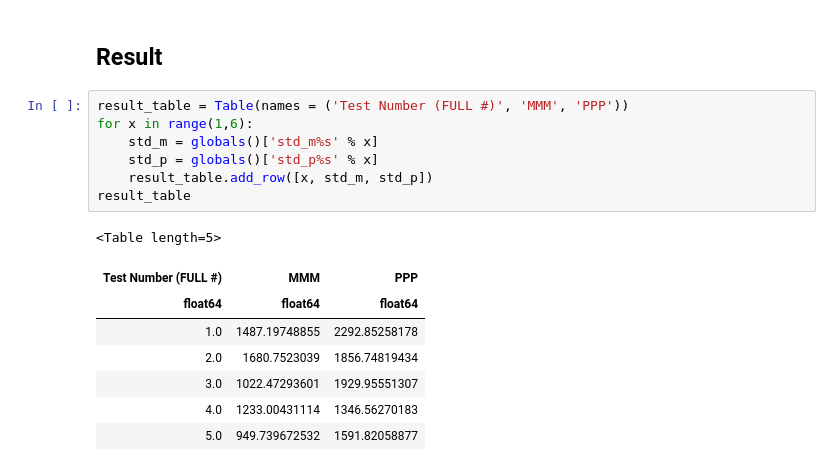
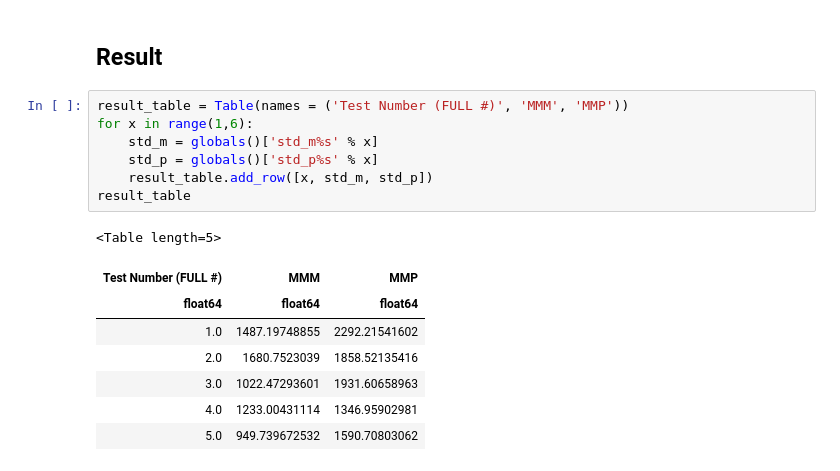
Before and after one commit to rafia37/NIRCam-data-analysis, a Jupyter notebook: The MMM-MMP problem.ipynb, the cells around one changed output. Drawn from its saved outputs; the diff is of its cells as text.

```diff
--- a/The MMM-MMP problem.ipynb
+++ b/The MMM-MMP problem.ipynb
@@ -353,18 +310,18 @@ std_p5 = np.std(detrended_mmp5)*1e6
 # %% [markdown]
 ## Result
 # %%
-result_table = Table(names = ('Test Number (FULL #)', 'MMM', 'PPP'))
+result_table = Table(names = ('Test Number (FULL #)', 'MMM', 'MMP'))
 for x in range(1,6):
     std_m = globals()['std_m%s' % x]
     std_p = globals()['std_p%s' % x]
     result_table.add_row([x, std_m, std_p])
 result_table
 # %% [output]
 <Table length=5>
-| Test Number (FULL #) | MMM | PPP |
+| Test Number (FULL #) | MMM | MMP |
 | float64 | float64 | float64 |
-| 1.0 | 1487.19748855 | 2292.85258178 |
-| 2.0 | 1680.7523039 | 1856.74819434 |
-| 3.0 | 1022.47293601 | 1929.95551307 |
-| 4.0 | 1233.00431114 | 1346.56270183 |
-| 5.0 | 949.739672532 | 1591.82058877 |
+| 1.0 | 1487.19748855 | 2292.21541602 |
+| 2.0 | 1680.7523039 | 1858.52135416 |
+| 3.0 | 1022.47293601 | 1931.60658963 |
+| 4.0 | 1233.00431114 | 1346.95902981 |
+| 5.0 | 949.739672532 | 1590.70803062 |
```
Also changed, not shown: parts of 13 cells of this notebook, 18 other files.
